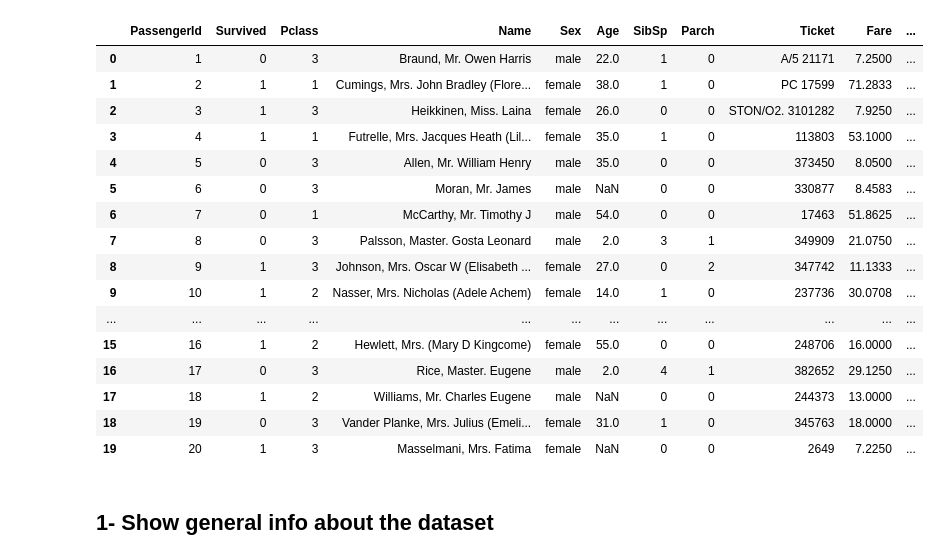
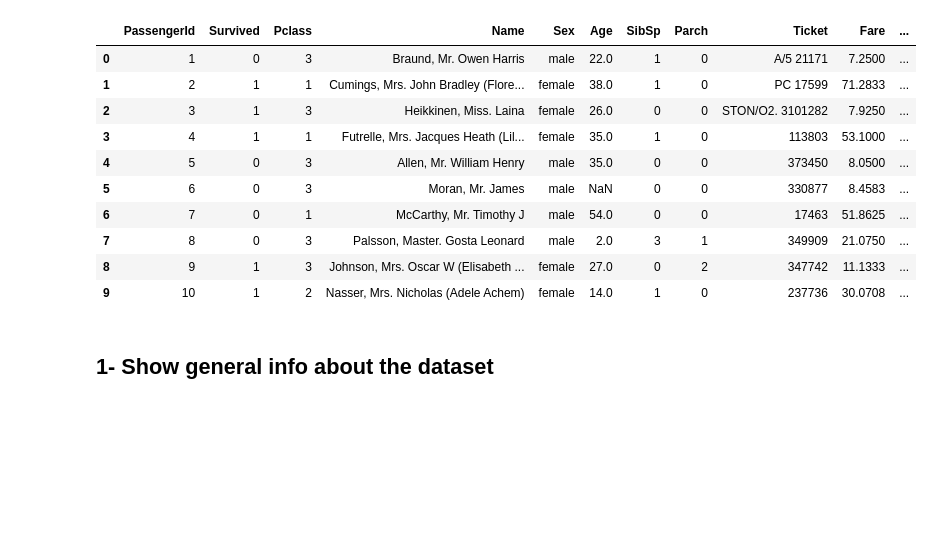
Before and after one commit to Ramzi-Hadrouk/titanic-survival-ml-project, a Jupyter notebook: data-manipulation/1-handling-messing-values.ipynb, the cells around one changed output. Drawn from its saved outputs; the diff is of its cells as text; code cells hidden in the pictures; blank space fills up the shorter version.

```diff
--- a/data-manipulation/cleaning-and-feature-engineering.ipynb
+++ b/data-manipulation/1-handling-messing-values.ipynb
@@ -9,25 +9,19 @@ train_file = "../data/raw/titanic/train.csv"
 #data frame
 df = pd.read_csv(train_file, sep=",", header=0)
 # %%
-df.head(20)
+df.head(10)
 # %% [output]
 |  | PassengerId | Survived | Pclass | Name | Sex | Age | SibSp | Parch | Ticket | Fare | ... |
 | 0 | 1 | 0 | 3 | Braund, Mr. Owen Harris | male | 22.0 | 1 | 0 | A/5 21171 | 7.2500 | ... |
 | 1 | 2 | 1 | 1 | Cumings, Mrs. John Bradley (Flore... | female | 38.0 | 1 | 0 | PC 17599 | 71.2833 | ... |
 | 2 | 3 | 1 | 3 | Heikkinen, Miss. Laina | female | 26.0 | 0 | 0 | STON/O2. 3101282 | 7.9250 | ... |
 | 3 | 4 | 1 | 1 | Futrelle, Mrs. Jacques Heath (Lil... | female | 35.0 | 1 | 0 | 113803 | 53.1000 | ... |
 | 4 | 5 | 0 | 3 | Allen, Mr. William Henry | male | 35.0 | 0 | 0 | 373450 | 8.0500 | ... |
 | 5 | 6 | 0 | 3 | Moran, Mr. James | male | NaN | 0 | 0 | 330877 | 8.4583 | ... |
 | 6 | 7 | 0 | 1 | McCarthy, Mr. Timothy J | male | 54.0 | 0 | 0 | 17463 | 51.8625 | ... |
 | 7 | 8 | 0 | 3 | Palsson, Master. Gosta Leonard | male | 2.0 | 3 | 1 | 349909 | 21.0750 | ... |
 | 8 | 9 | 1 | 3 | Johnson, Mrs. Oscar W (Elisabeth ... | female | 27.0 | 0 | 2 | 347742 | 11.1333 | ... |
 | 9 | 10 | 1 | 2 | Nasser, Mrs. Nicholas (Adele Achem) | female | 14.0 | 1 | 0 | 237736 | 30.0708 | ... |
-| ... | ... | ... | ... | ... | ... | ... | ... | ... | ... | ... | ... |
-| 15 | 16 | 1 | 2 | Hewlett, Mrs. (Mary D Kingcome) | female | 55.0 | 0 | 0 | 248706 | 16.0000 | ... |
-| 16 | 17 | 0 | 3 | Rice, Master. Eugene | male | 2.0 | 4 | 1 | 382652 | 29.1250 | ... |
-| 17 | 18 | 1 | 2 | Williams, Mr. Charles Eugene | male | NaN | 0 | 0 | 244373 | 13.0000 | ... |
-| 18 | 19 | 0 | 3 | Vander Planke, Mrs. Julius (Emeli... | female | 31.0 | 1 | 0 | 345763 | 18.0000 | ... |
-| 19 | 20 | 1 | 3 | Masselmani, Mrs. Fatima | female | NaN | 0 | 0 | 2649 | 7.2250 | ... |
 # %% [markdown]
 ## 1- Show general info about the dataset
 # %%
```
Also changed, not shown: parts of 3 cells of this notebook, 2 other files.
